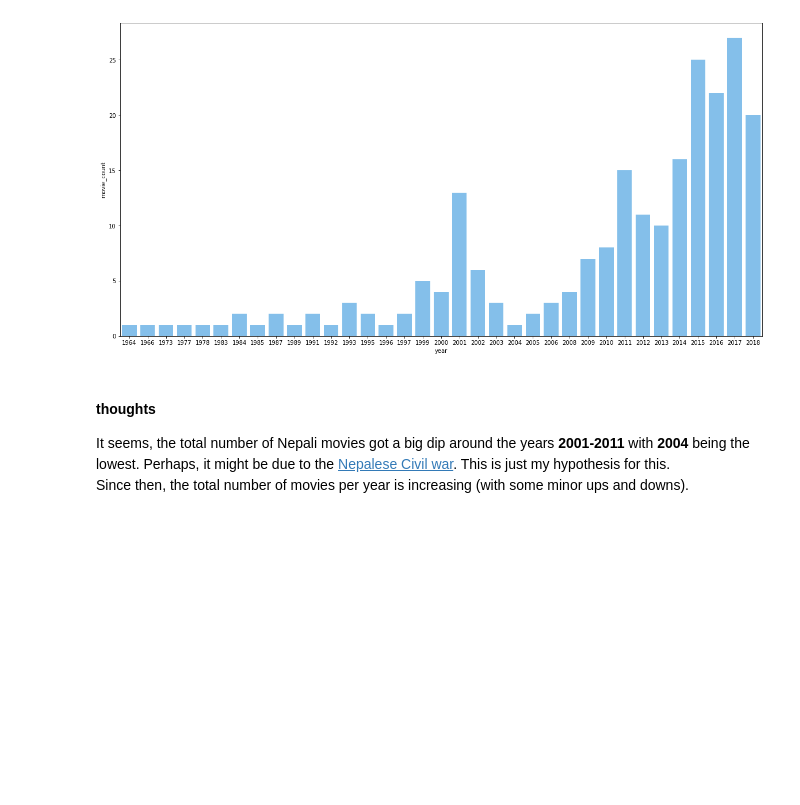
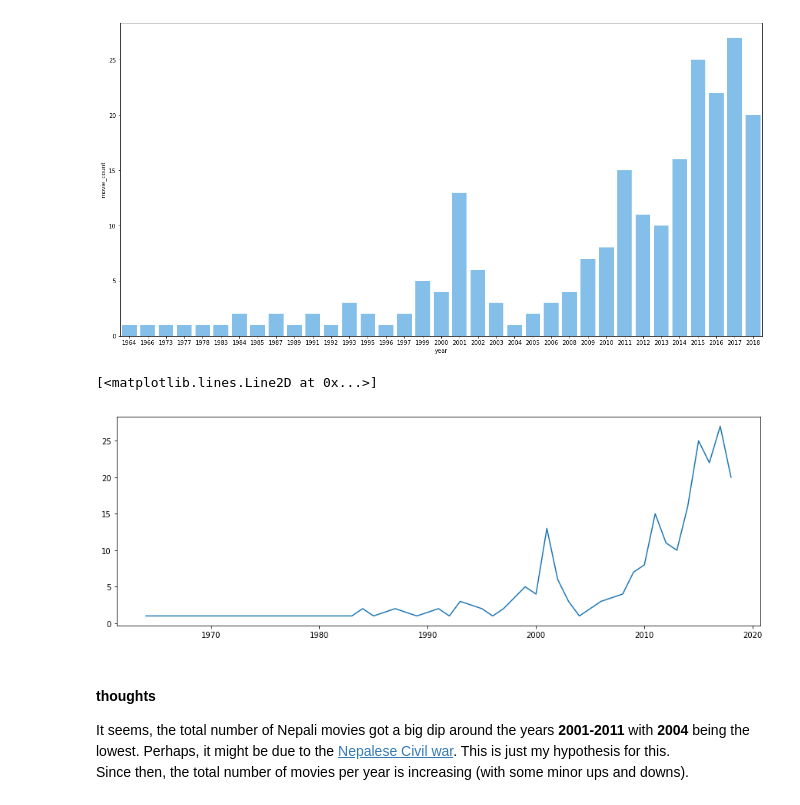
Before and after one commit to NISH1001/nepalimdb, a Jupyter notebook: nepali-movie-analyzer.ipynb, the cells around one changed output. Drawn from its saved outputs; the diff is of its cells as text; code cells hidden in the pictures; blank space fills up the shorter version.

Commit message:
Add line plot for year vs movie count

```diff
--- a/nepali-movie-analyzer.ipynb
+++ b/nepali-movie-analyzer.ipynb
@@ -225,6 +225,11 @@ sns.barplot(x='year', y='movie_count', data=df_movie_count, color='#73C2FB')
 # %% [output]
 <matplotlib.axes._subplots.AxesSubplot at 0x...>
 [figure]
+# %%
+plt.plot(df_movie_count['year'], df_movie_count['movie_count'])
+# %% [output]
+[<matplotlib.lines.Line2D at 0x...>]
+[figure, added]
 # %% [markdown]
 #### thoughts
 It seems, the total number of Nepali movies got a big dip around the years **2001-2011** with **2004** being the lowest. Perhaps, it might be due to the [Nepalese Civil war](https://en.wikipedia.org/wiki/Nepalese_Civil_War). This is just my hypothesis for this.
```
Also changed, not shown: parts of 3 cells of this notebook.
